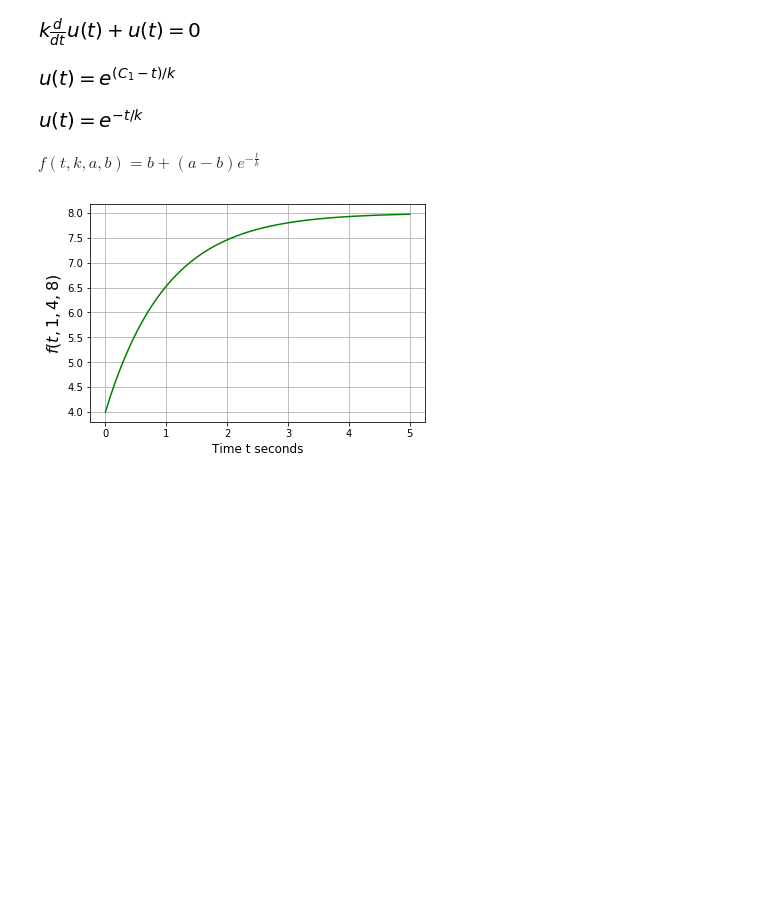
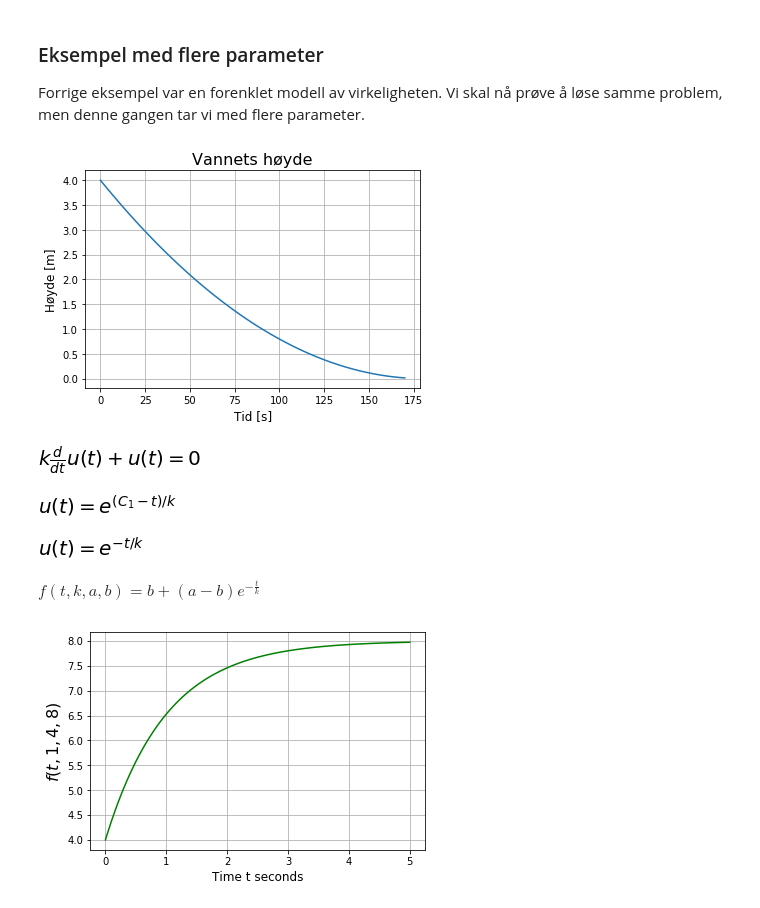
Before and after one commit to fagstoff/ProgMod, a Jupyter notebook: Fagtekster/Notebooks/diffligning.ipynb, the cells around one changed output. Cells and saved outputs as stored; diff of their text form; code cells hidden in the pictures; blank space fills up the shorter version.

```diff
--- a/Fagtekster/Notebooks/diffligning.ipynb
+++ b/Fagtekster/Notebooks/diffligning.ipynb
@@ -47,3 +72,38 @@ Henter introtekst fra [NDLA-R2](http://ndla.no/nb/node/119089?fag=98361) og skri
+# %% [markdown]
+### Eksempel med flere parameter
+
+Forrige eksempel var en forenklet modell av virkeligheten. Vi skal nå prøve å løse samme problem, men denne gangen tar vi med flere parameter.
+# %%
+# Bruker SciPy ODE-solver
+
+import math
+import numpy as np
+# import scipy as sp
+from scipy.integrate import odeint
+import matplotlib.pyplot as plt
+
+# Definerer funksjonen y'(t)
+def dh_dt(h,t):
+    A_t = 2.00 # Tankens tverrsnittareal (m^2)
+    A_h = 0.01 # Hullets tverrsnittareal (m^2)
+    #h = 4.00 # Vannivået når forsøket starter (m)
+    g = 9.81 # Gravitasjonskonstanten (m/s^2)
+    k = math.sqrt(2*g)
+    return -(A_h/A_t) * k * math.sqrt(h)
+
+xs = np.linspace(0,170,100) # x-verdier
+h0 = 4.0 # initialbetingelse h(0) = 4.0 meter
+hs = odeint(dh_dt, h0, xs) # Løser difflikningen
+hs = np.array(hs).flatten() # Formaterer tallene i en array
+
+plt.grid(True)
+plt.title("Vannets høyde", fontsize=16)
+plt.xlabel('Tid [s]',fontsize=12)
+plt.ylabel('Høyde [m]',fontsize=12)
+plt.plot(xs,hs)
+plt.show()
+# %% [output]
+[figure, added]
 # %%
 import numpy as np
 from sympy import *
```
Also changed, not shown: parts of 3 cells of this notebook.
